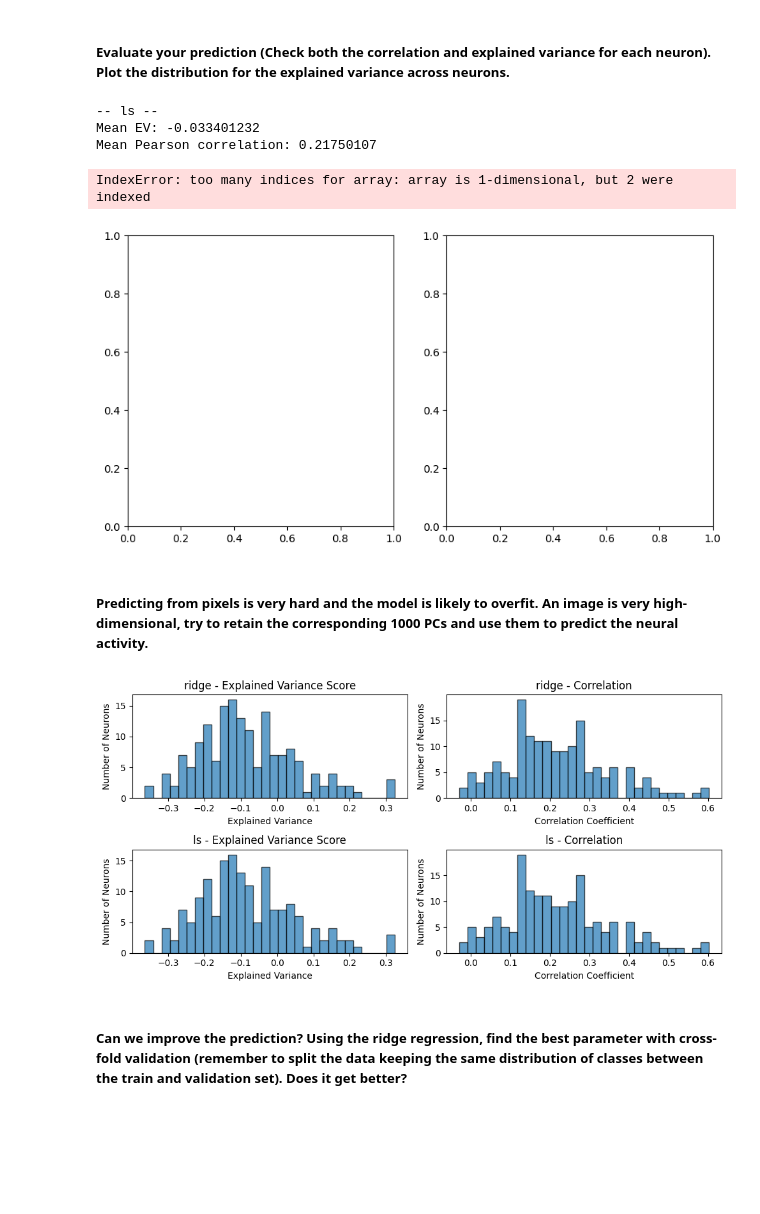
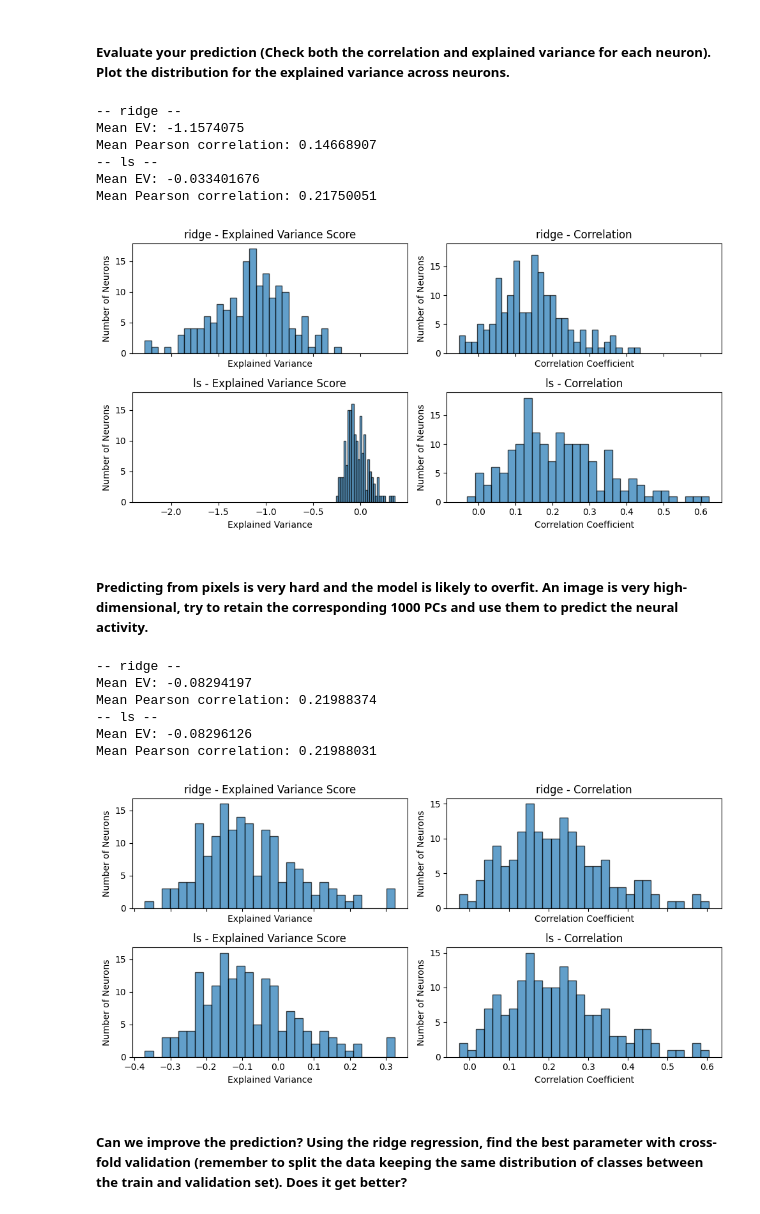
Before and after one commit to ledondodo/brainlike, a Jupyter notebook: week6/week6.ipynb, the cells around one changed output. Cells and saved outputs as stored; diff of their text form; code cells hidden in the pictures; blank space fills up the shorter version.

Commit message:
Fix a few plotting issues and better range for cross validation

```diff
--- a/week6/week6.ipynb
+++ b/week6/week6.ipynb
@@ -130,46 +130,49 @@ predictions['ls'] = ls_model.predict(X_val)
 from sklearn.metrics import explained_variance_score
 from scipy.stats import pearsonr
 from typing import List
 
 def evaluation_metrics(predictions, keys: List[str]=None):
-    if keys!=None:
-        nplots = len(keys)
-    else:
-        nplots = len(predictions)
-    fig, axs = plt.subplots(len(predictions), 2, figsize=(10, 5))
+    if keys is None:
+        keys = list(predictions.keys())
+    nplots = len(keys)
+    fig, axs = plt.subplots(nplots, 2, figsize=(10, 5), squeeze=False, sharex='col', sharey='col')
 
-    # For each prediction
+    # For each prediction in keys
+    predictions = {
+        k: v for k,v in predictions.items()
+        if k in keys
+    }
     for idx, (key, pred) in enumerate(predictions.items()):
-        if keys!=None and not key in keys:
-            continue
         ev = explained_variance_score(spikes_val, pred, multioutput='raw_values')
         corr = np.array([pearsonr(x,y)[0] for (x,y) in zip(pred.T, spikes_val.T)])
         print(f"-- {key} --")
         print("Mean EV:", ev.mean())
         print("Mean Pearson correlation:", corr.mean())
 
         # Explained Variance
         axs[idx, 0].hist(ev, bins=30, edgecolor='black', alpha=0.7)
         axs[idx, 0].set_title(f'{key} - Explained Variance Score')
         axs[idx, 0].set_xlabel('Explained Variance')
         axs[idx, 0].set_ylabel('Number of Neurons')
 
         # Correlation
         axs[idx, 1].hist(corr, bins=30, edgecolor='black', alpha=0.7)
         axs[idx, 1].set_title(f'{key} - Correlation')
         axs[idx, 1].set_xlabel('Correlation Coefficient')
         axs[idx, 1].set_ylabel('Number of Neurons')
 
     plt.tight_layout()
     plt.show()
 
-evaluation_metrics(predictions, ['ls'])
+evaluation_metrics(predictions, ['ridge', 'ls'])
 # %% [output]
+-- ridge --
+Mean EV: -1.1574075
+Mean Pearson correlation: 0.14668907
 -- ls --
-Mean EV: -0.033401232
-Mean Pearson correlation: 0.21750107
+Mean EV: -0.033401676
+Mean Pearson correlation: 0.21750051
-IndexError: too many indices for array: array is 1-dimensional, but 2 were indexed
-[figure, old version]
+[figure, new version]
 # %% [markdown]
 ##### Predicting from pixels is very hard and the model is likely to overfit. An image is very high-dimensional, try to retain the corresponding 1000 PCs and use them to predict the neural activity.
 # %%
@@ -196,7 +199,13 @@ predictions_pca['ls'] = ls_model.predict(X_val_reduced)
 # %%
 evaluation_metrics(predictions_pca)
 # %% [output]
+-- ridge --
+Mean EV: -0.08294197
+Mean Pearson correlation: 0.21988374
+-- ls --
+Mean EV: -0.08296126
+Mean Pearson correlation: 0.21988031
-[figure, old version]
+[figure, new version]
 # %% [markdown]
 ##### Can we improve the prediction? Using the ridge regression, find the best parameter with cross-fold validation (remember to split the data keeping the same distribution of classes between the train and validation set). Does it get better?
 # %%
```
Also changed, not shown: parts of 3 cells of this notebook.
